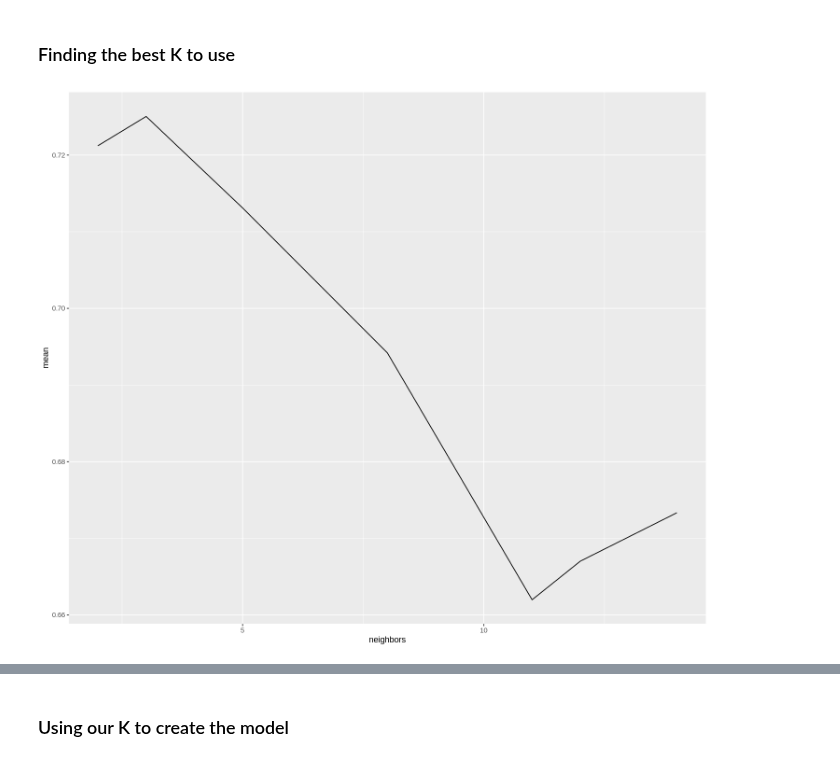
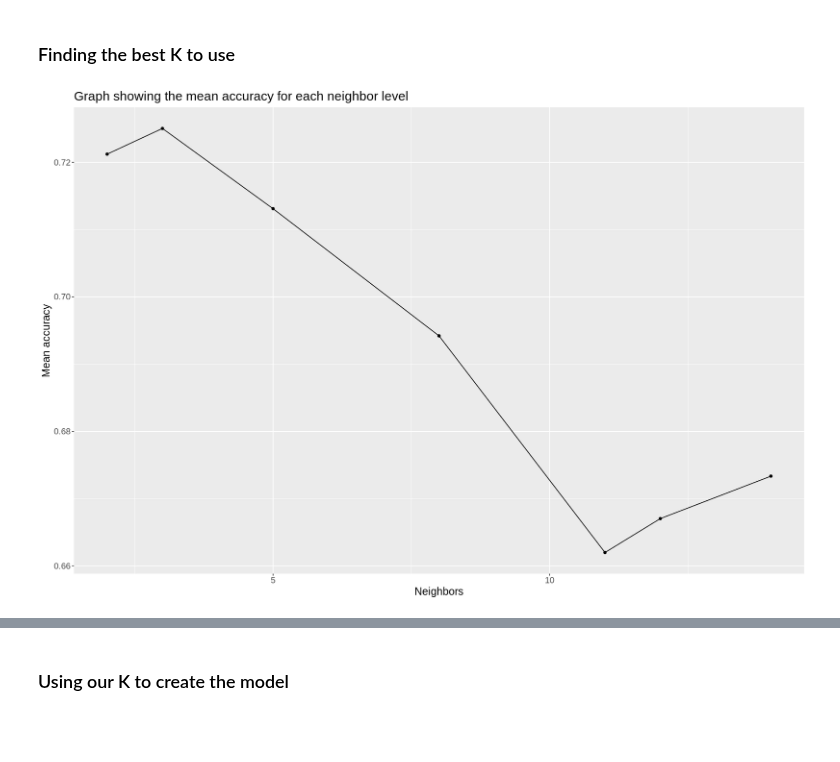
Before and after one commit to Julian-UBC/dsci_100_group_project, a Jupyter notebook: obesity_prediction.ipynb, the cells around one changed output, grey strips where cells are left out. Cells and saved outputs as stored; diff of their text form; code cells hidden in the pictures; blank space fills up the shorter version.

```diff
--- a/obesity_prediction.ipynb
+++ b/obesity_prediction.ipynb
@@ -65,14 +99,17 @@ k_data <- workflow() %>%
         collect_metrics() %>%
         filter(.metric == "accuracy") %>%
         arrange(desc(mean))
-
-k_plot <- ggplot(k_data, aes(x = neighbors, y = mean)) +
-            geom_line()
-
-k_plot
-
-k_min <- k_data %>%
-            slice(1) %>%
-            pull(neighbors)
-# %% [output]
-[figure, removed]
+# %%
+k_plot <- ggplot(k_data, aes(x = neighbors, y = mean)) +
+            geom_line() +
+            geom_point() +
+            labs(x = "Neighbors", y = "Mean accuracy", title = "Graph showing the mean accuracy for each neighbor level") +
+            theme(text = element_text(size = 15))
+
+k_plot
+
+k_min <- k_data %>%
+            slice(1) %>%
+            pull(neighbors)
+# %% [output]
+[figure, added]
```
Also changed, not shown: parts of 12 cells of this notebook.
